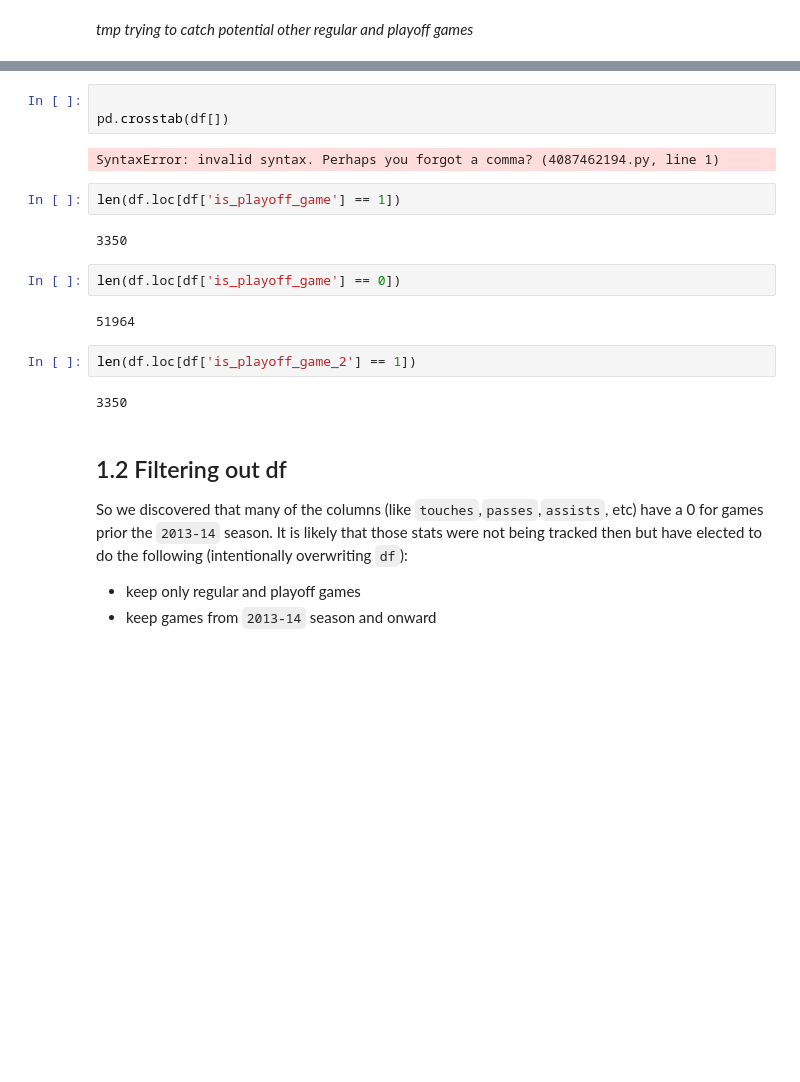
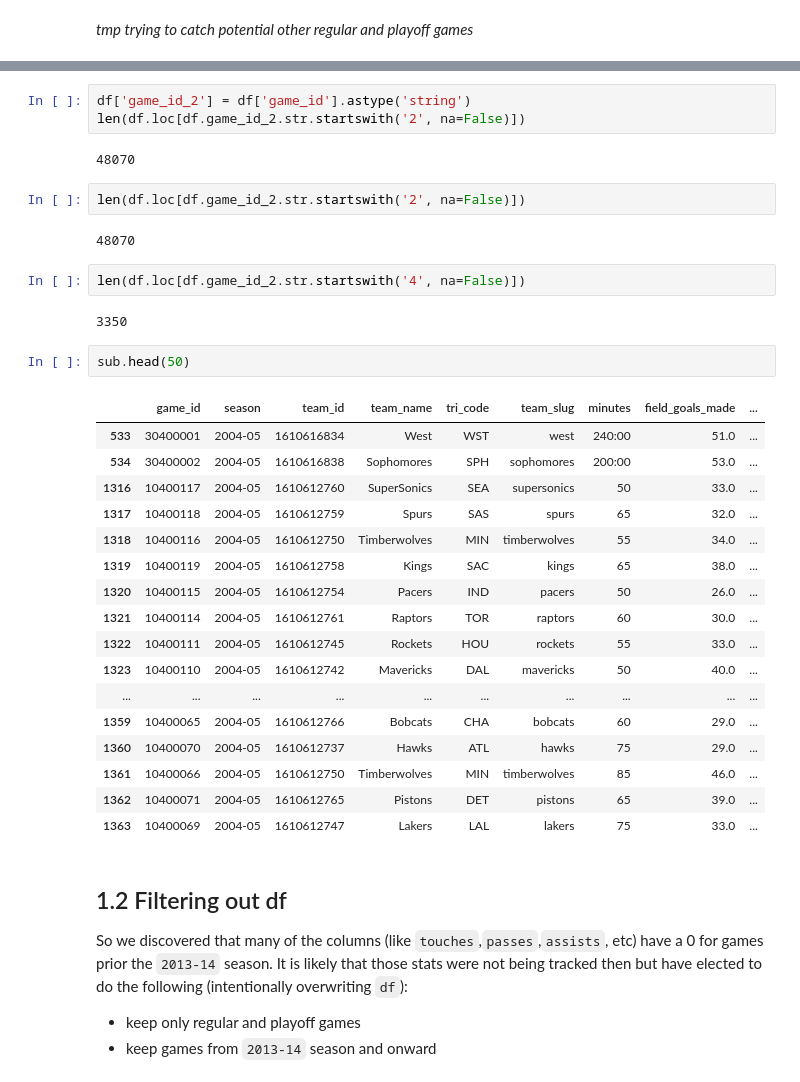
Before and after one commit to dBCooper2/bint-capstone, a Jupyter notebook: projects/shake/principal-component-analysis-v2.ipynb, the cells around one changed output, grey strips where cells are left out. Cells and saved outputs as stored; diff of their text form; blank space fills up the shorter version.

```diff
--- a/projects/shake/principal-component-analysis-v2.ipynb
+++ b/projects/shake/principal-component-analysis-v2.ipynb
@@ -79,20 +92,36 @@ df['is_playoff_game_2'] = df.apply(is_playoff_2, axis=1)
-# %%
-
-pd.crosstab(df[])
-# %% [output]
-SyntaxError: invalid syntax. Perhaps you forgot a comma? (4087462194.py, line 1)
+# %%
+df['game_id_2'] = df['game_id'].astype('string')
+len(df.loc[df.game_id_2.str.startswith('2', na=False)])
+# %% [output]
+48070
 # %%
-len(df.loc[df['is_playoff_game'] == 1])
+len(df.loc[df.game_id_2.str.startswith('2', na=False)])
 # %% [output]
-3350
+48070
 # %%
-len(df.loc[df['is_playoff_game'] == 0])
+len(df.loc[df.game_id_2.str.startswith('4', na=False)])
 # %% [output]
-51964
+3350
-# %%
-len(df.loc[df['is_playoff_game_2'] == 1])
-# %% [output]
-3350
+# %%
+sub.head(50)
+# %% [output]
+|  | game_id | season | team_id | team_name | tri_code | team_slug | minutes | field_goals_made | ... |
+| 533 | 30400001 | 2004-05 | 1610616834 | West | WST | west | 240:00 | 51.0 | ... |
+| 534 | 30400002 | 2004-05 | 1610616838 | Sophomores | SPH | sophomores | 200:00 | 53.0 | ... |
+| 1316 | 10400117 | 2004-05 | 1610612760 | SuperSonics | SEA | supersonics | 50 | 33.0 | ... |
+| 1317 | 10400118 | 2004-05 | 1610612759 | Spurs | SAS | spurs | 65 | 32.0 | ... |
+| 1318 | 10400116 | 2004-05 | 1610612750 | Timberwolves | MIN | timberwolves | 55 | 34.0 | ... |
+| 1319 | 10400119 | 2004-05 | 1610612758 | Kings | SAC | kings | 65 | 38.0 | ... |
+| 1320 | 10400115 | 2004-05 | 1610612754 | Pacers | IND | pacers | 50 | 26.0 | ... |
+| 1321 | 10400114 | 2004-05 | 1610612761 | Raptors | TOR | raptors | 60 | 30.0 | ... |
+| 1322 | 10400111 | 2004-05 | 1610612745 | Rockets | HOU | rockets | 55 | 33.0 | ... |
+| 1323 | 10400110 | 2004-05 | 1610612742 | Mavericks | DAL | mavericks | 50 | 40.0 | ... |
+| ... | ... | ... | ... | ... | ... | ... | ... | ... | ... |
+| 1359 | 10400065 | 2004-05 | 1610612766 | Bobcats | CHA | bobcats | 60 | 29.0 | ... |
+| 1360 | 10400070 | 2004-05 | 1610612737 | Hawks | ATL | hawks | 75 | 29.0 | ... |
+| 1361 | 10400066 | 2004-05 | 1610612750 | Timberwolves | MIN | timberwolves | 85 | 46.0 | ... |
+| 1362 | 10400071 | 2004-05 | 1610612765 | Pistons | DET | pistons | 65 | 39.0 | ... |
+| 1363 | 10400069 | 2004-05 | 1610612747 | Lakers | LAL | lakers | 75 | 33.0 | ... |
 # %% [markdown]
 ## 1.2 Filtering out df
 
```
Also changed, not shown: parts of 5 cells of this notebook, 3 other files.
